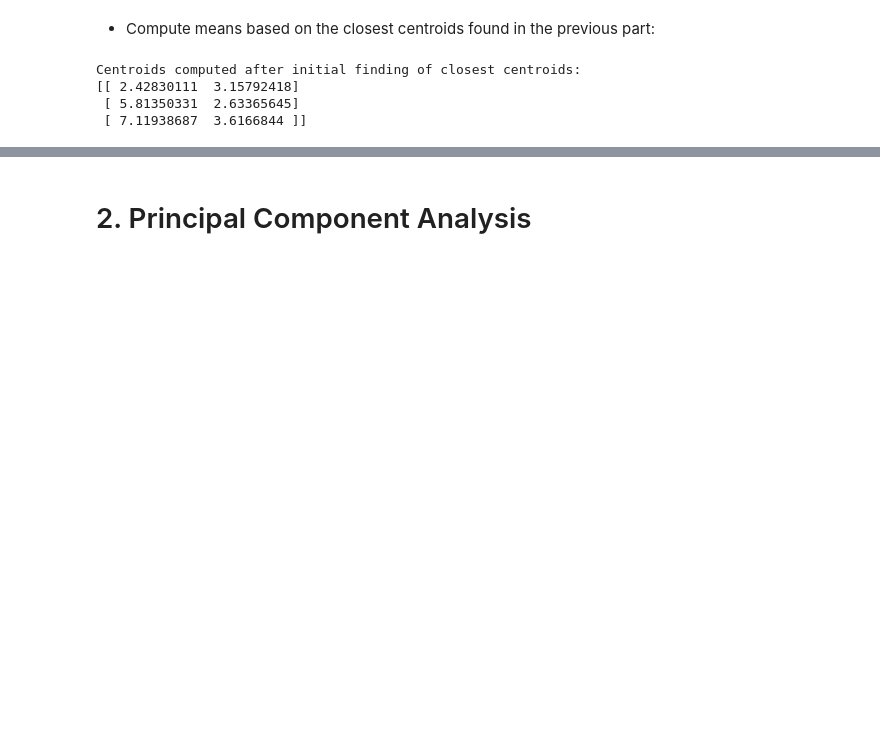
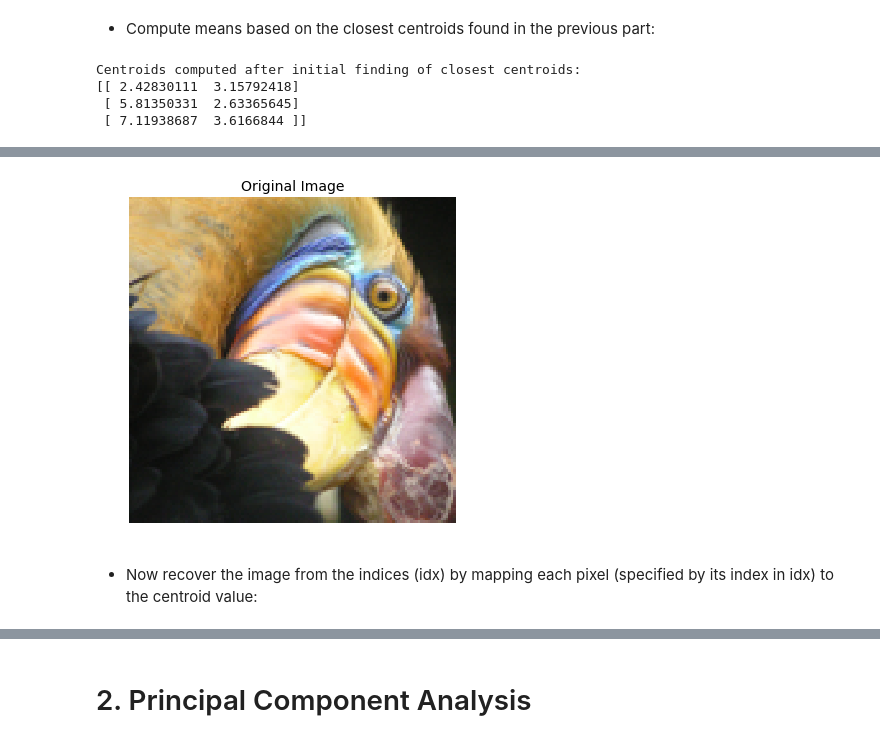
Before and after one commit to les67/MachineLearning_CourseraNg, a Jupyter notebook: ex7/ex7.ipynb, the cells around one changed output, grey strips where cells are left out. Cells and saved outputs as stored; diff of their text form; code cells hidden in the pictures; blank space fills up the shorter version.

```diff
--- a/ex7/ex7.ipynb
+++ b/ex7/ex7.ipynb
@@ -108,0 +208,18 @@ Centroids computed after initial finding of closest centroids:
+# %%
+A = imread('bird_small.png') # load bird image
+og_imshape = A.shape
+# Shape is (128,128,3) makes sense since the image is 128x128 pixels RGB
+
+# Show the original image
+plt.figure()
+plt.imshow(A)
+plt.axis('off')
+plt.title('Original Image',fontsize=14)
+plt.show()
+
+A = A/255 # Divide by 255 so that all values are in the range 0-1
+
+A = np.reshape(A,(A.shape[0]*A.shape[1],3)) # reshape into design matrix
+                                            # shape will be (128*128=)16384 by 3
+# %% [output]
+[figure, added]
@@ -108,0 +233,2 @@ Centroids computed after initial finding of closest centroids:
+# %% [markdown]
+- Now recover the image from the indices (idx) by mapping each pixel (specified by its index in idx) to the centroid value:
```
Also changed, not shown: parts of 24 cells of this notebook.
